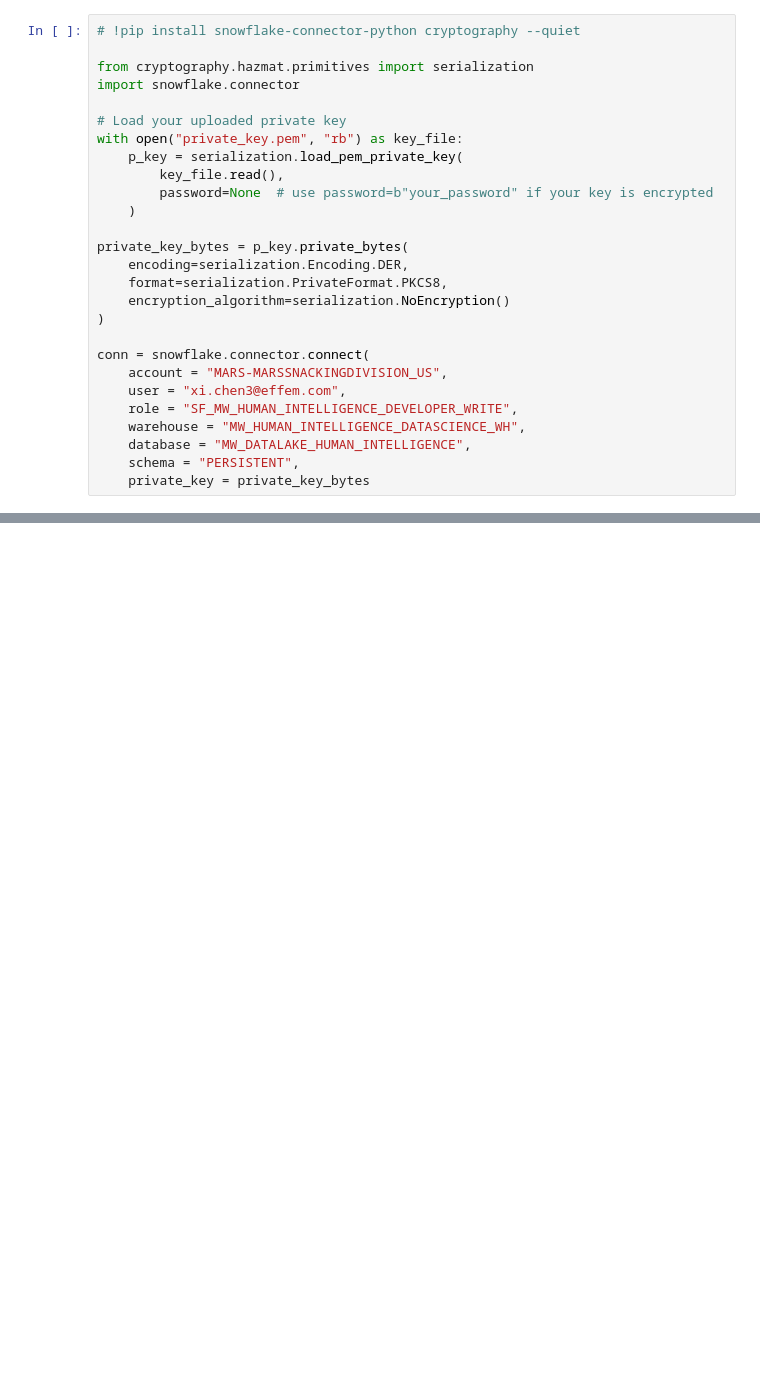
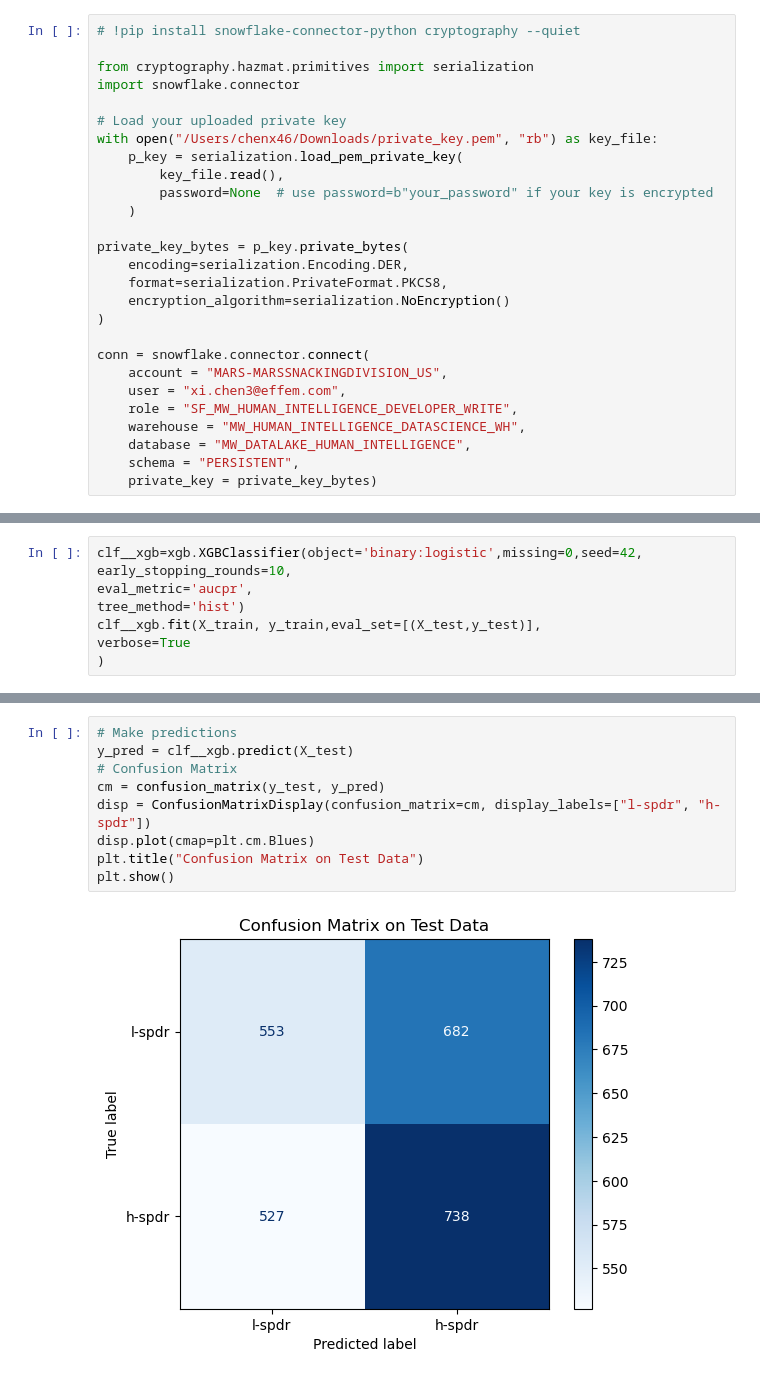
Before and after one commit to xichen1317/DA2025_XGBOOST, a Jupyter notebook: exploration.ipynb, the cells around one changed output, grey strips where cells are left out. Saved outputs shown, nothing was run; the diff lists cells and outputs as text; blank space fills up the shorter version.

```diff
--- a/exploration.ipynb
+++ b/exploration.ipynb
@@ -5,7 +5,7 @@ from cryptography.hazmat.primitives import serialization
 import snowflake.connector
 
 # Load your uploaded private key
-with open("private_key.pem", "rb") as key_file:
+with open("/Users/chenx46/Downloads/private_key.pem", "rb") as key_file:
     p_key = serialization.load_pem_private_key(
         key_file.read(),
         password=None  # use password=b"your_password" if your key is encrypted
@@ -24,4 +24,4 @@ conn = snowflake.connector.connect(
     warehouse = "MW_HUMAN_INTELLIGENCE_DATASCIENCE_WH",
     database = "MW_DATALAKE_HUMAN_INTELLIGENCE",
     schema = "PERSISTENT",
-    private_key = private_key_bytes
+    private_key = private_key_bytes)
@@ -29,0 +77,8 @@ FileNotFoundError: [Errno 2] No such file or directory: 'private_key.pem'
+# %%
+clf__xgb=xgb.XGBClassifier(object='binary:logistic',missing=0,seed=42,
+early_stopping_rounds=10,
+eval_metric='aucpr',
+tree_method='hist')
+clf__xgb.fit(X_train, y_train,eval_set=[(X_test,y_test)],
+verbose=True
+)
@@ -29,0 +110,11 @@ FileNotFoundError: [Errno 2] No such file or directory: 'private_key.pem'
+# %%
+# Make predictions
+y_pred = clf__xgb.predict(X_test)
+# Confusion Matrix
+cm = confusion_matrix(y_test, y_pred)
+disp = ConfusionMatrixDisplay(confusion_matrix=cm, display_labels=["l-spdr", "h-spdr"])
+disp.plot(cmap=plt.cm.Blues)
+plt.title("Confusion Matrix on Test Data")
+plt.show()
+# %% [output]
+[figure, added]
```
Also changed, not shown: parts of 7 cells of this notebook.
